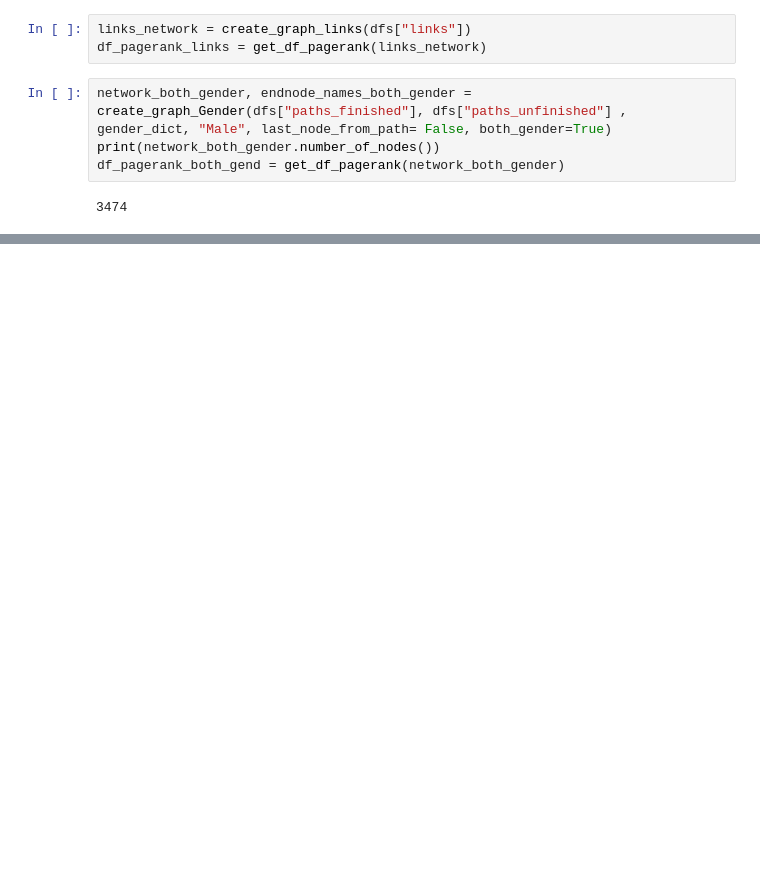
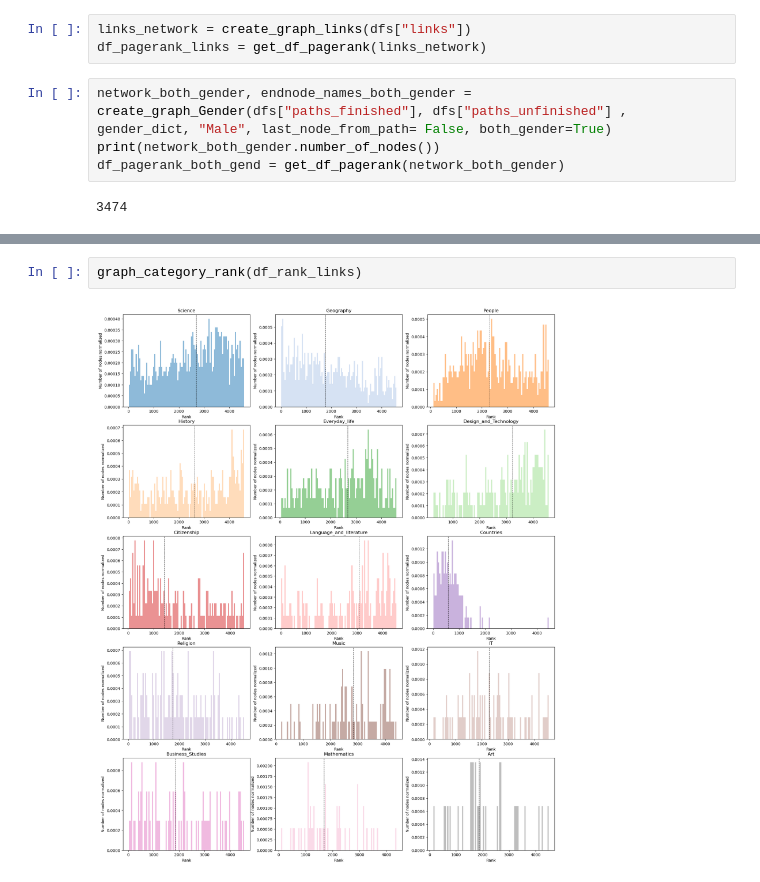
Before and after one commit to epfl-ada/ada-2023-project-ndlmada, a Jupyter notebook: page_rank_clean.ipynb, the cells around one changed output, grey strips where cells are left out. Drawn from its saved outputs; the diff is of its cells as text; blank space fills up the shorter version.

```diff
--- a/page_rank_clean.ipynb
+++ b/page_rank_clean.ipynb
@@ -112,0 +171,4 @@ mean_median_change_in_rank_of_peoples(df_pagerank_links, df_pagerank_both_gend,
+# %%
+graph_category_rank(df_rank_links)
+# %% [output]
+[figure, added]
```
Also changed, not shown: parts of 25 cells of this notebook, 2 other files.
